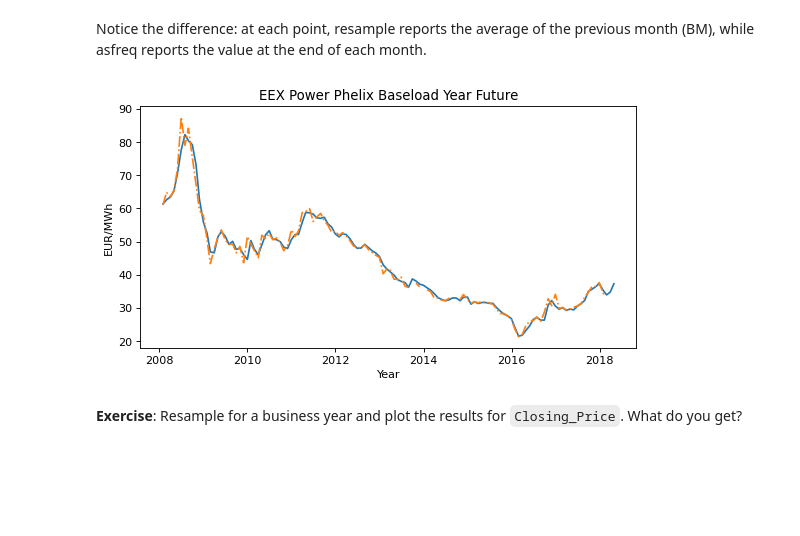
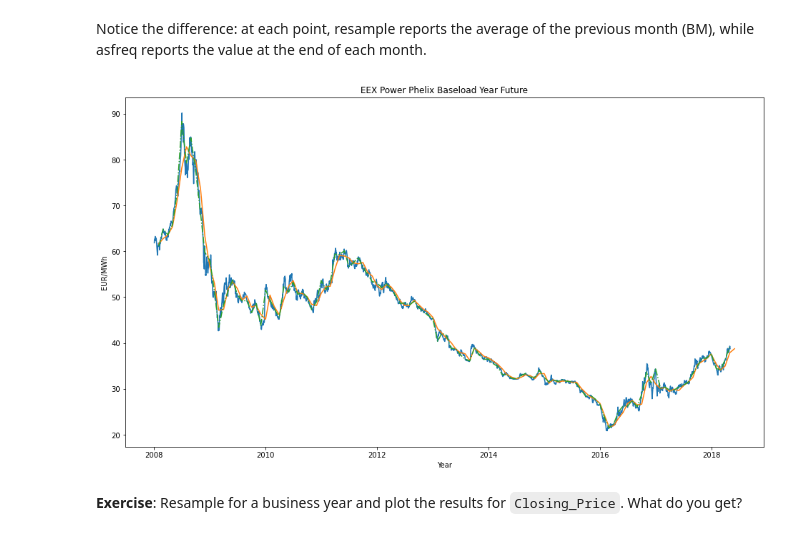
Before and after one commit to IS3UniCologne/DSML_2021, a Jupyter notebook: 03_Workshops/DSML_WS_06_TimeSeries/DSML_WS_06_TimeSeries.ipynb, the cells around one changed output. Drawn from its saved outputs; the diff is of its cells as text; code cells hidden in the pictures; blank space fills up the shorter version.

```diff
--- a/03_Workshops/DSML_WS_06_TimeSeries/DSML_WS_06_TimeSeries.ipynb
+++ b/03_Workshops/DSML_WS_06_TimeSeries/DSML_WS_06_TimeSeries.ipynb
@@ -200,6 +216,7 @@ A common example in the domain of sustainability is power price analyis. We will
 To run the below cell you will require the `xlrd` package. Use the following command to install it via the command line: `conda install -c anaconda xlrd`
 # %%
 Power_prices = pd.read_excel("EEX_baseload_future.xlsx")
+Power_prices["Date"] = pd.to_datetime(Power_prices["Date"])
 Power_prices.head()
 # %% [output]
 |  | Date | Closing_Price | Opening_Price | Daily_High | Daily_Low |
@@ -367,16 +375,17 @@ Power_prices_monthly_freq
 # %% [markdown]
 Notice the difference: at each point, resample reports the average of the previous month (BM), while asfreq reports the value at the end of each month.
 # %%
-fig,ax = plt.subplots(figsize=(8,4), dpi= 80)
+fig,ax = plt.subplots(figsize=(16,9))
 
-ax.plot(Power_prices_monthly_resample["Daily_Low"])
-ax.plot(Power_prices_monthly_freq["Daily_Low"], "-.")
+ax.plot(Power_prices_index["Closing_Price"]) #daily
+ax.plot(Power_prices_monthly_resample["Closing_Price"]) #monthly resampling
+ax.plot(Power_prices_monthly_freq["Closing_Price"], "-.") #monthly freq approach
 ax.set_xlabel("Year")
 ax.set_ylabel("EUR/MWh")
 ax.set_title("EEX Power Phelix Baseload Year Future")
 
 plt.show()
 # %% [output]
-[figure, old version]
+[figure, new version]
 # %% [markdown]
 **Exercise**: Resample for a business year and plot the results for `Closing_Price`. What do you get?
```
Also changed, not shown: parts of 30 cells of this notebook.
